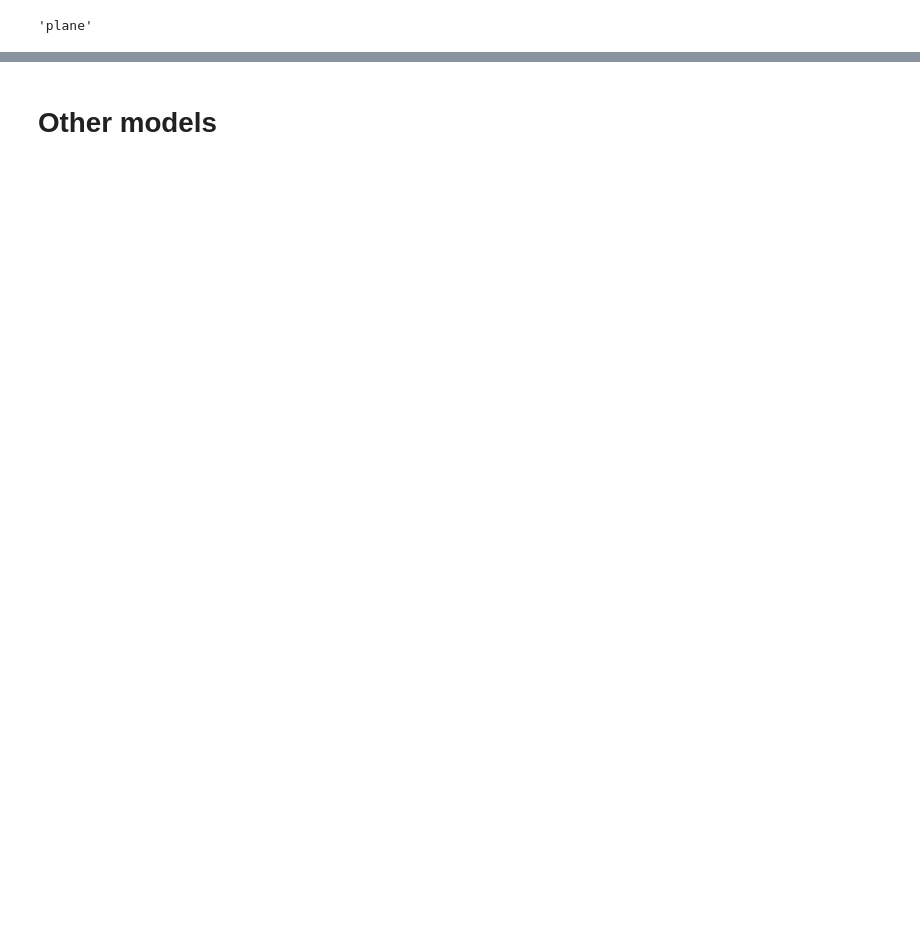
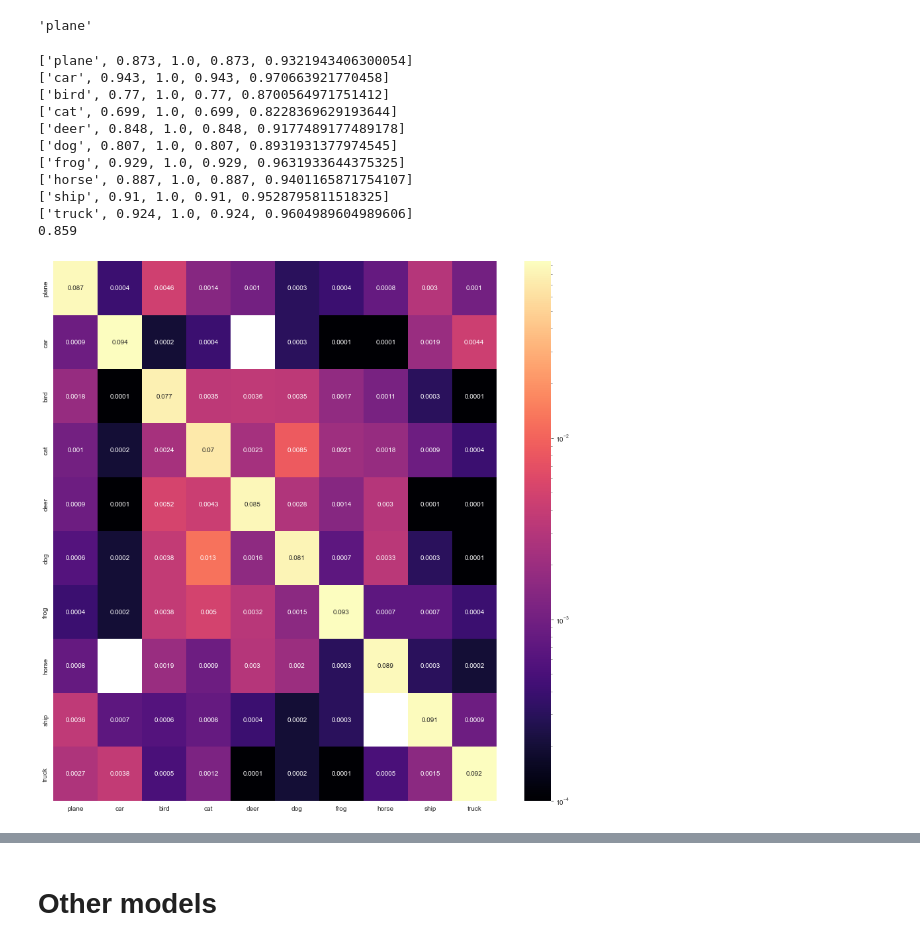
Before and after one commit to Pliploop/ConvNN_From_Scratch, a Jupyter notebook: notebooks/Jnet.ipynb, the cells around one changed output, grey strips where cells are left out. Drawn from its saved outputs; the diff is of its cells as text; code cells hidden in the pictures; blank space fills up the shorter version.

```diff
--- a/notebooks/Jnet.ipynb
+++ b/notebooks/Jnet.ipynb
@@ -128,6 +132,22 @@ Clipping input data to the valid range for imshow with RGB data ([0..1] for floa
 Trainer.predict(img)
 # %% [output]
 'plane'
+# %%
+fig=Trainer.get_metrics()
+fig.savefig('Outputs/Confusion.png')
+# %% [output]
+['plane', 0.873, 1.0, 0.873, 0.9321943406300054]
+['car', 0.943, 1.0, 0.943, 0.970663921770458]
+['bird', 0.77, 1.0, 0.77, 0.8700564971751412]
+['cat', 0.699, 1.0, 0.699, 0.8228369629193644]
+['deer', 0.848, 1.0, 0.848, 0.9177489177489178]
+['dog', 0.807, 1.0, 0.807, 0.8931931377974545]
+['frog', 0.929, 1.0, 0.929, 0.9631933644375325]
+['horse', 0.887, 1.0, 0.887, 0.9401165871754107]
+['ship', 0.91, 1.0, 0.91, 0.9528795811518325]
+['truck', 0.924, 1.0, 0.924, 0.9604989604989606]
+0.859
+[figure, added]
 # %%
 Trainer.get_feature_reduction()
 # %% [output]
```
Also changed, not shown: parts of 9 cells of this notebook, 8 other files.
